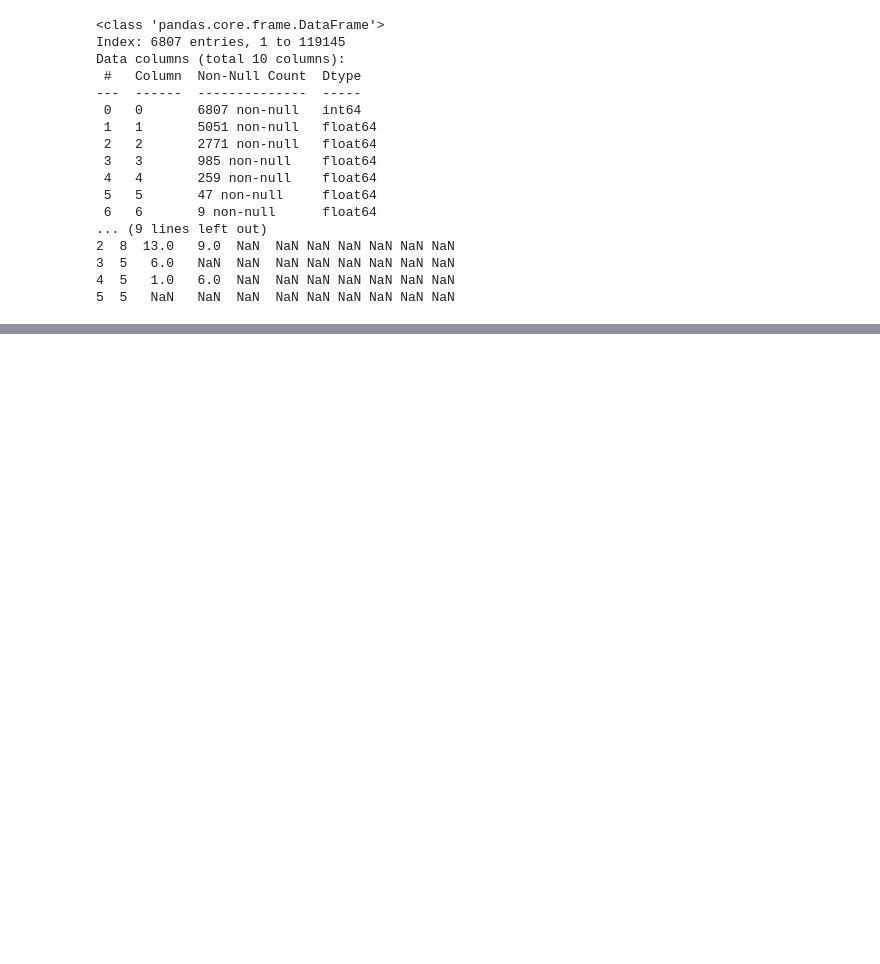
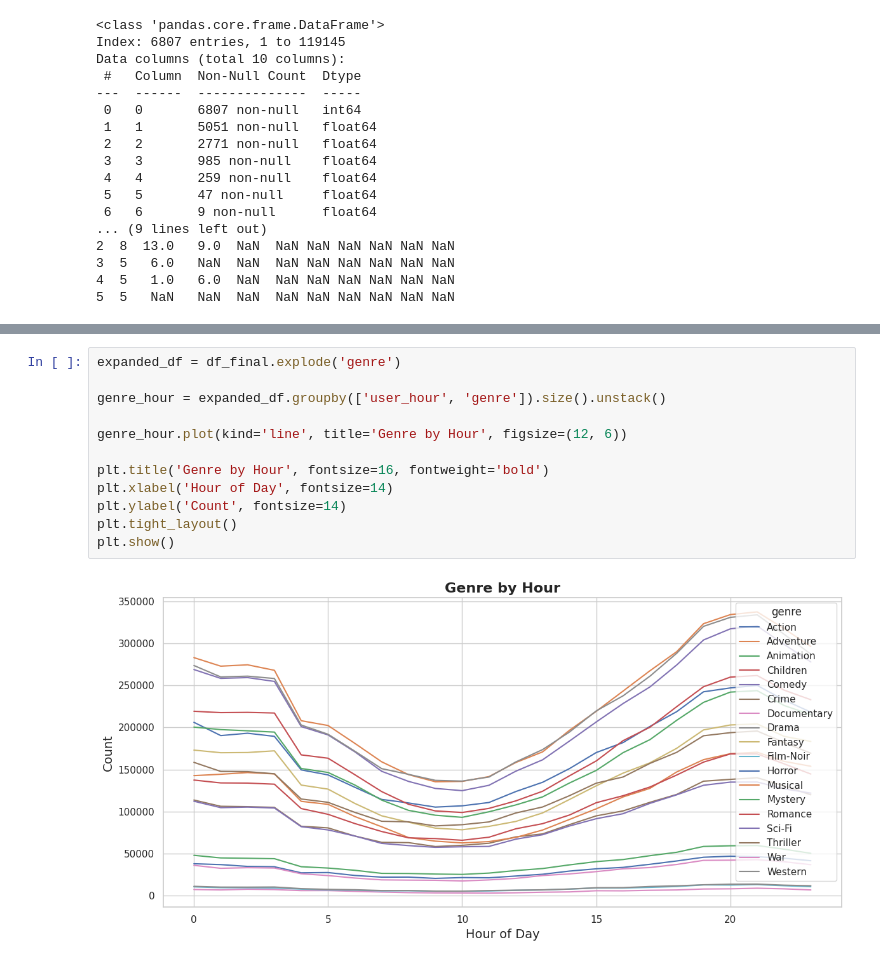
Before and after one commit to boostcampaitech7/level2-recsys-movierecommendation-recsys-08-lv3, a Jupyter notebook: src/analysis/eda_kyoungmin_1.ipynb, the cells around one changed output, grey strips where cells are left out. Cells and saved outputs as stored; diff of their text form; blank space fills up the shorter version.

```diff
--- a/src/analysis/eda_kyoungmin_1.ipynb
+++ b/src/analysis/eda_kyoungmin_1.ipynb
@@ -660,0 +860,14 @@ plt.show()
+# %%
+expanded_df = df_final.explode('genre')
+
+genre_hour = expanded_df.groupby(['user_hour', 'genre']).size().unstack()
+
+genre_hour.plot(kind='line', title='Genre by Hour', figsize=(12, 6))
+
+plt.title('Genre by Hour', fontsize=16, fontweight='bold')
+plt.xlabel('Hour of Day', fontsize=14)
+plt.ylabel('Count', fontsize=14)
+plt.tight_layout()
+plt.show()
+# %% [output]
+[figure, added]
```
Also changed, not shown: parts of 33 cells of this notebook.
